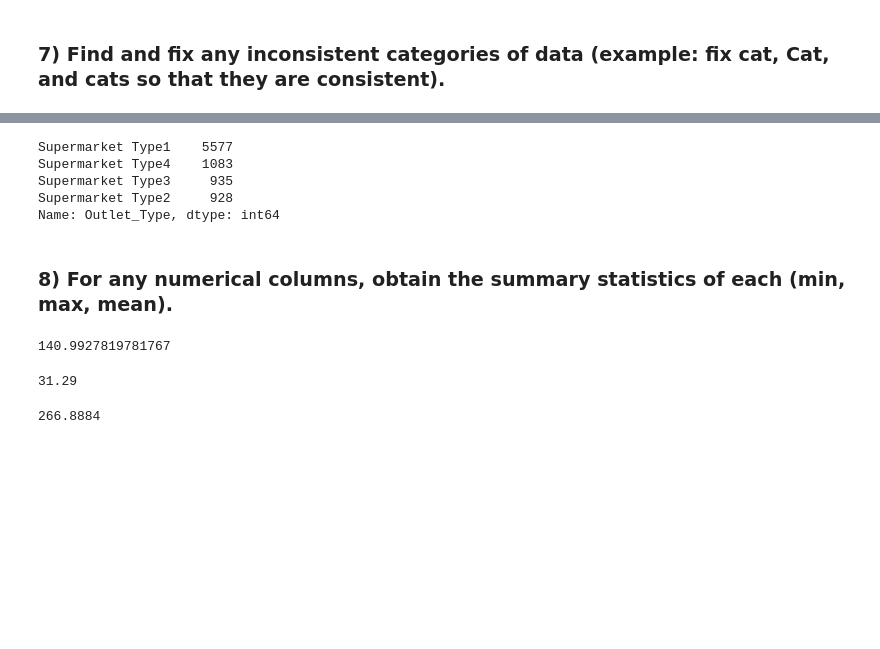
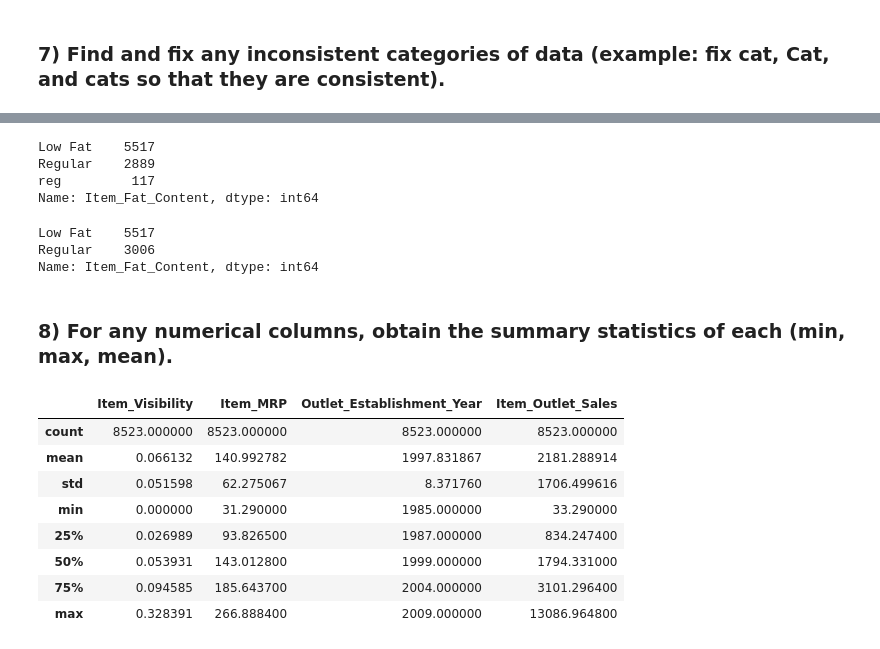
Before and after one commit to nathfcastro/Project-One---Part-One-, a Jupyter notebook: Project_One_Part_Two.ipynb, the cells around one changed output, grey strips where cells are left out. Cells and saved outputs as stored; diff of their text form; code cells hidden in the pictures; blank space fills up the shorter version.

```diff
--- a/Project_One_Part_Two.ipynb
+++ b/Project_One_Part_Two.ipynb
@@ -112,5 +116,5 @@ Name: Item_Weight, Length: 415, dtype: int64
 # %%
-sale_df['Item_Weight'] = sale_df['Item_Weight'].fillna(value = 'Unknown')
+sale_df['Item_Weight'] = sale_df['Item_Weight'].fillna(value = '12.86')
 # %%
 sale_df['Item_Weight'].value_counts()
 # %% [output]
@@ -128,4 +132,6 @@ Unknown    1463
 Name: Item_Weight, Length: 416, dtype: int64
+# %%
+sale_df['Outlet_Size'] = sale_df['Outlet_Size'].fillna(value ='Unknown')
 # %%
 sale_df['Outlet_Size'].value_counts()
 # %% [output]
@@ -210,23 +206,29 @@ Name: Item_Type, dtype: int64
+# %%
+sale_df['Item_Fat_Content'] = sale_df['Item_Fat_Content'].replace('low fat', 'Low Fat')
+sale_df['Item_Fat_Content'].value_counts()
+# %% [output]
+Low Fat    5517
+Regular    2889
+reg         117
+Name: Item_Fat_Content, dtype: int64
 # %%
-sale_df['Outlet_Type'] = sale_df['Outlet_Type'].replace('Grocery Store', 'Supermarket Type4')
-sale_df['Outlet_Type'].value_counts()
+sale_df['Item_Fat_Content'] = sale_df['Item_Fat_Content'].replace('reg', 'Regular')
+sale_df['Item_Fat_Content'].value_counts()
 # %% [output]
-Supermarket Type1    5577
-Supermarket Type4    1083
-Supermarket Type3     935
-Supermarket Type2     928
-Name: Outlet_Type, dtype: int64
+Low Fat    5517
+Regular    3006
+Name: Item_Fat_Content, dtype: int64
 # %% [markdown]
 ### 8) For any numerical columns, obtain the summary statistics of each (min, max, mean).
-# %%
-sale_df['Item_MRP'].mean()
-# %% [output]
-140.9927819781767
-# %%
-sale_df['Item_MRP'].min()
-# %% [output]
-31.29
-# %%
-sale_df['Item_MRP'].max()
-# %% [output]
-266.8884
+# %%
+sale_df.describe()
+# %% [output]
+|  | Item_Visibility | Item_MRP | Outlet_Establishment_Year | Item_Outlet_Sales |
+| count | 8523.000000 | 8523.000000 | 8523.000000 | 8523.000000 |
+| mean | 0.066132 | 140.992782 | 1997.831867 | 2181.288914 |
+| std | 0.051598 | 62.275067 | 8.371760 | 1706.499616 |
+| min | 0.000000 | 31.290000 | 1985.000000 | 33.290000 |
+| 25% | 0.026989 | 93.826500 | 1987.000000 | 834.247400 |
+| 50% | 0.053931 | 143.012800 | 1999.000000 | 1794.331000 |
+| 75% | 0.094585 | 185.643700 | 2004.000000 | 3101.296400 |
+| max | 0.328391 | 266.888400 | 2009.000000 | 13086.964800 |
```
Also changed, not shown: parts of 5 cells of this notebook.
